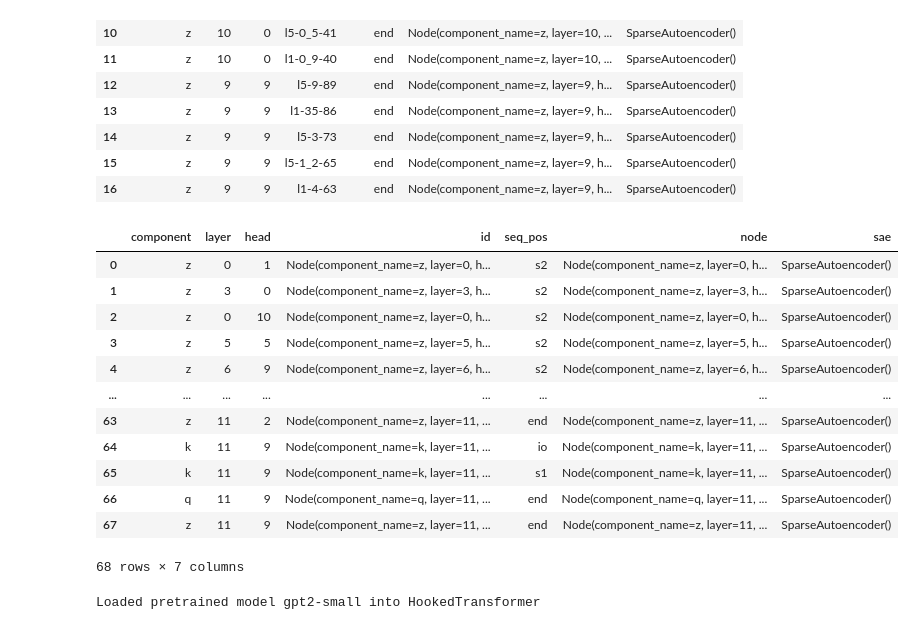
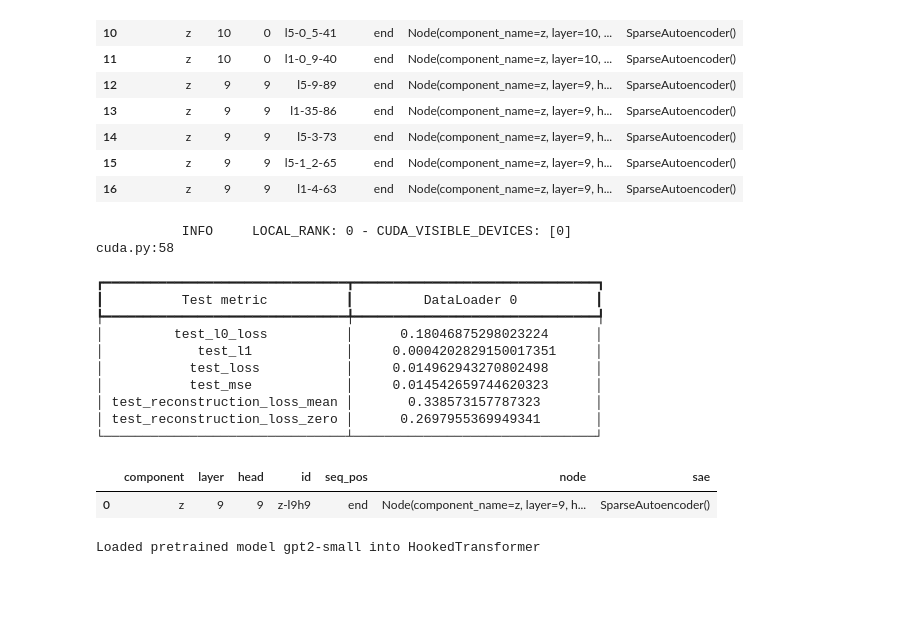
Before and after one commit to Goreg12345/sparse-autoencoder, a Jupyter notebook: research/autoscoring.ipynb, the cells around one changed output. Cells and saved outputs as stored; diff of their text form; code cells hidden in the pictures; blank space fills up the shorter version.

```diff
--- a/research/autoscoring.ipynb
+++ b/research/autoscoring.ipynb
@@ -138,21 +137,33 @@ saes = load_saes(c)
 clear_output()
 saes
 # %%
+import pandas as pd
+
+encoder = load_head_sae(9, 9, 'z', perform_sanity_check=True)
+saes = pd.DataFrame.from_dict({
+    'component': ['z'],
+    'layer': [9],
+    'head': [9],
+    'id': ['z-l9h9'],
+    'seq_pos': ['end'],
+    'node': [Node(layer=9, head=9, component_name='z', seq_pos='end')],
+    'sae': [encoder]
+})
 saes
 # %% [output]
+           INFO     LOCAL_RANK: 0 - CUDA_VISIBLE_DEVICES: [0]                                            cuda.py:58
+┏━━━━━━━━━━━━━━━━━━━━━━━━━━━━━━━┳━━━━━━━━━━━━━━━━━━━━━━━━━━━━━━━┓
+┃          Test metric          ┃         DataLoader 0          ┃
+┡━━━━━━━━━━━━━━━━━━━━━━━━━━━━━━━╇━━━━━━━━━━━━━━━━━━━━━━━━━━━━━━━┩
+│         test_l0_loss          │      0.18046875298023224      │
+│            test_l1            │     0.0004202829150017351     │
+│           test_loss           │     0.014962943270802498      │
+│           test_mse            │     0.014542659744620323      │
+│ test_reconstruction_loss_mean │       0.338573157787323       │
+│ test_reconstruction_loss_zero │      0.2697955369949341       │
+└───────────────────────────────┴───────────────────────────────┘
 |  | component | layer | head | id | seq_pos | node | sae |
-| 0 | z | 0 | 1 | Node(component_name=z, layer=0, h... | s2 | Node(component_name=z, layer=0, h... | SparseAutoencoder() |
-| 1 | z | 3 | 0 | Node(component_name=z, layer=3, h... | s2 | Node(component_name=z, layer=3, h... | SparseAutoencoder() |
-| 2 | z | 0 | 10 | Node(component_name=z, layer=0, h... | s2 | Node(component_name=z, layer=0, h... | SparseAutoencoder() |
-| 3 | z | 5 | 5 | Node(component_name=z, layer=5, h... | s2 | Node(component_name=z, layer=5, h... | SparseAutoencoder() |
-| 4 | z | 6 | 9 | Node(component_name=z, layer=6, h... | s2 | Node(component_name=z, layer=6, h... | SparseAutoencoder() |
-| ... | ... | ... | ... | ... | ... | ... | ... |
-| 63 | z | 11 | 2 | Node(component_name=z, layer=11, ... | end | Node(component_name=z, layer=11, ... | SparseAutoencoder() |
-| 64 | k | 11 | 9 | Node(component_name=k, layer=11, ... | io | Node(component_name=k, layer=11, ... | SparseAutoencoder() |
-| 65 | k | 11 | 9 | Node(component_name=k, layer=11, ... | s1 | Node(component_name=k, layer=11, ... | SparseAutoencoder() |
-| 66 | q | 11 | 9 | Node(component_name=q, layer=11, ... | end | Node(component_name=q, layer=11, ... | SparseAutoencoder() |
-| 67 | z | 11 | 9 | Node(component_name=z, layer=11, ... | end | Node(component_name=z, layer=11, ... | SparseAutoencoder() |
+| 0 | z | 9 | 9 | z-l9h9 | end | Node(component_name=z, layer=9, h... | SparseAutoencoder() |
-68 rows × 7 columns
 # %%
 from transformer_lens import HookedTransformer
 
```
Also changed, not shown: parts of 6 cells of this notebook, 6 other files.
